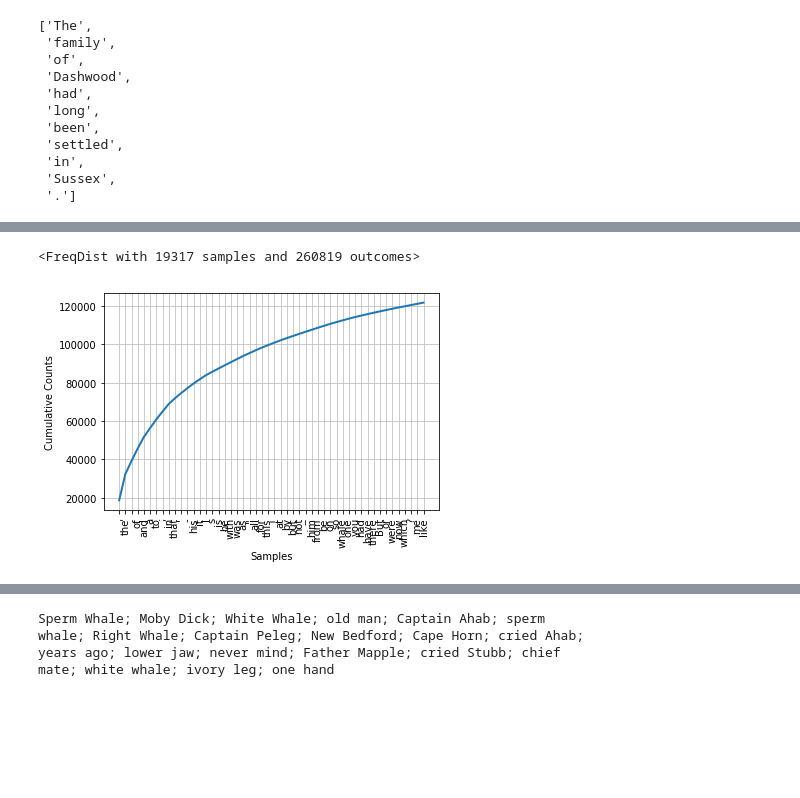
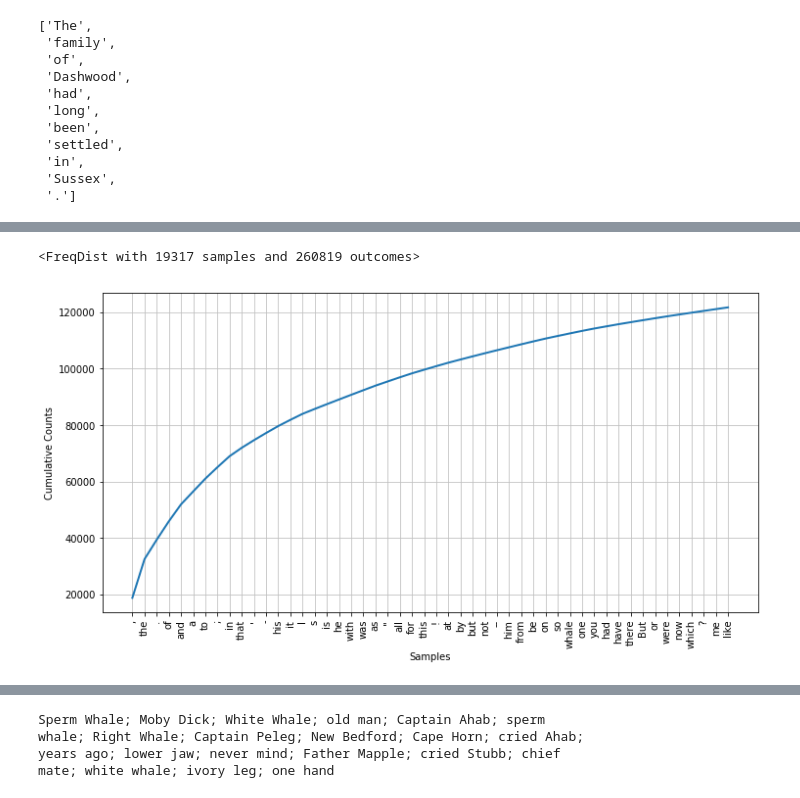
Before and after one commit to henriquefreitassouza/notebooks, a Jupyter notebook: projects/NLP Fundamentals II.ipynb, the cells around one changed output, grey strips where cells are left out. Cells and saved outputs as stored; diff of their text form; code cells hidden in the pictures; blank space fills up the shorter version.

```diff
--- a/projects/NLP Fundamentals II.ipynb
+++ b/projects/NLP Fundamentals II.ipynb
@@ -223,14 +225,15 @@ fdist1.most_common(50)
 # %%
 # Show the total number of tokens and plot the most frequent tokens in the book
 
 '''
 Almost half of the first book is composed of words that bring no meaning to its subject.
 '''
 print(fdist1)
+plt.figure(figsize=(12, 6))
 fdist1.plot(50, cumulative=True)
 # %% [output]
 <FreqDist with 19317 samples and 260819 outcomes>
-[figure, old version]
+[figure, new version]
 # %%
 # Print words that occur only once in the document, or hapaxes
 
```
Also changed, not shown: parts of 11 cells of this notebook, 1 other file.
